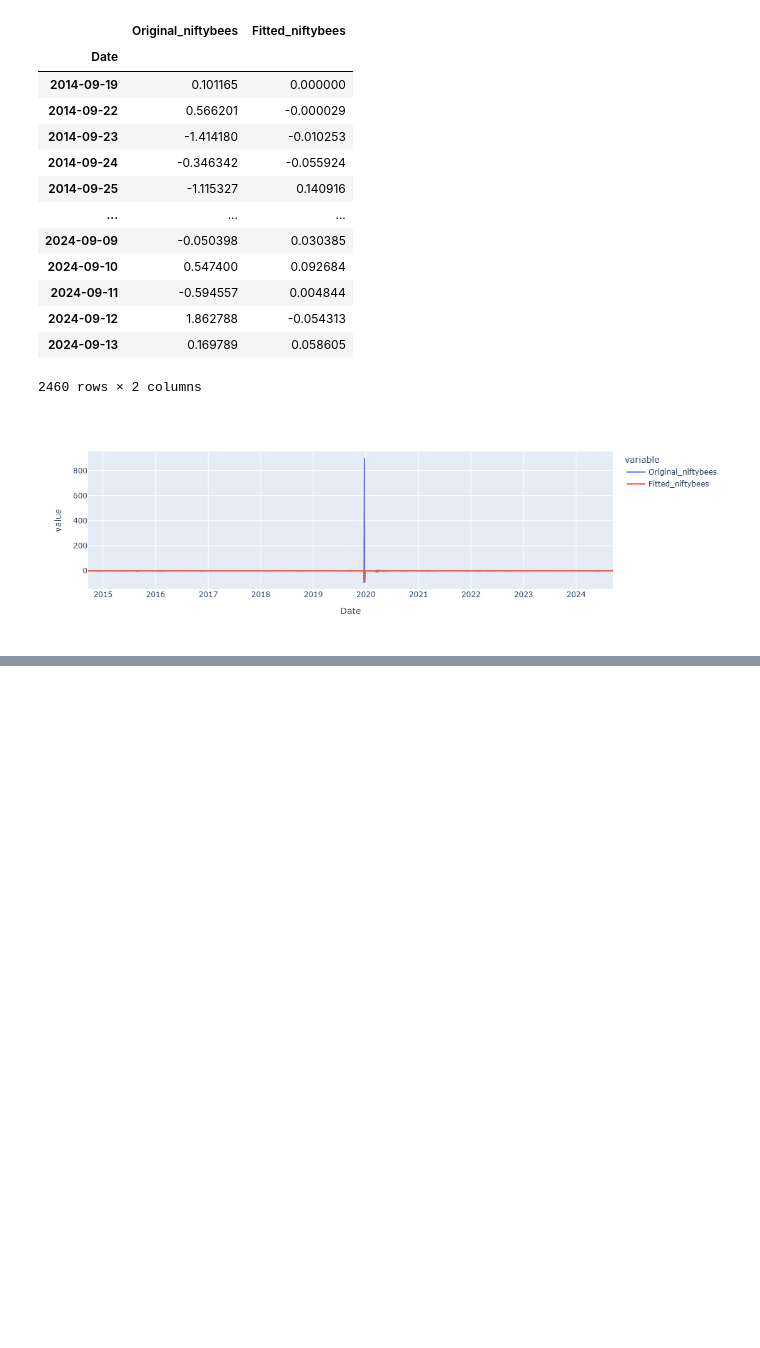
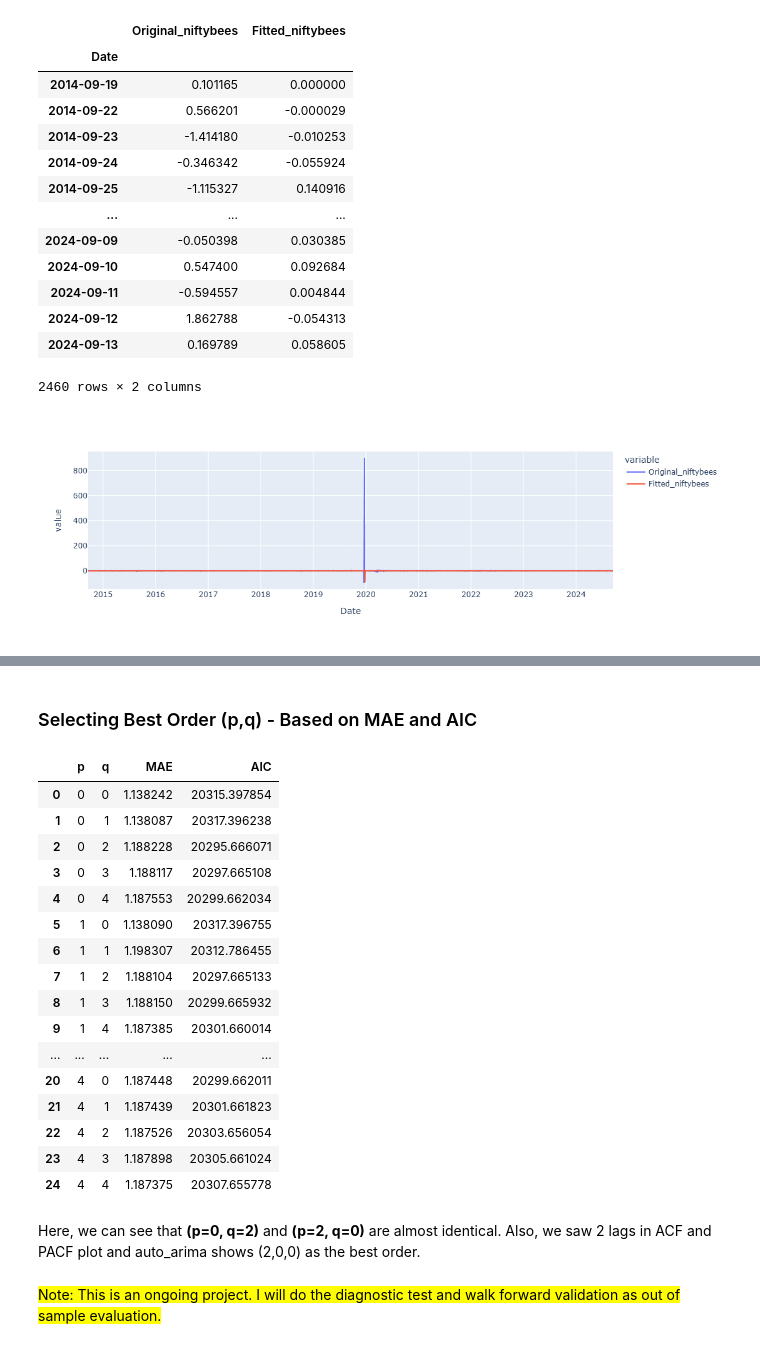
Before and after one commit to Uday-2022/Finance-Projects-TimeSeries, a Jupyter notebook: Nifftybees_TimeSeries_analysis.ipynb, the cells around one changed output, grey strips where cells are left out. Drawn from its saved outputs; the diff is of its cells as text; code cells hidden in the pictures; blank space fills up the shorter version.

Commit message:
Diagnostic and validation left

```diff
--- a/Nifftybees_TimeSeries_analysis.ipynb
+++ b/Nifftybees_TimeSeries_analysis.ipynb
@@ -278,0 +282,25 @@ mae_base = mean_absolute_error()
+# %%
+# p and q hyperparameter
+p_hyp_pa = range(0,5)
+q_hyp_pa = range(0,5)
+
+mae_para = {}
+
+for p in p_hyp_pa:
+    for q in q_hyp_pa:
+        #create a key in empty dictionary
+        mae_para[(p,q)] = []
+        arma_order = (p,0,q)
+        # time to start a loop
+        time_start = time.time()
+        # train with above selected hyperparameters
+        model = statsmodels.tsa.arima.model.ARIMA(y_train, order = arma_order).fit()
+        #time to complete a model
+        time_taken = round(time.time()-time_start)
+        print(f"Total time taken for ARMA model of order {arma_order} is {time_taken} seconds.")
+        pred_y = model.predict()
+        # accuracy check
+        mae_score = mean_absolute_error(y_train,pred_y)
+        print(f"MAE score for order {arma_order} in {time_taken} seconds is {round(mae_score,4)}")
+        # add to dictionary
+        mae_para[(p,q)].append((mae_score, model.aic))
@@ -278,0 +325,29 @@ mae_base = mean_absolute_error()
+# %% [markdown]
+### Selecting Best Order (p,q) - Based on MAE and AIC
+# %%
+selection_query = pd.DataFrame({k: v[0] for k, v in mae_para.items()},index=['MAE', 'AIC']).T.reset_index()
+selection_query.columns = ['p','q','MAE', 'AIC']
+styled_selection_query = selection_query.style.background_gradient(subset=['MAE',"AIC"],cmap="Blues_r")
+styled_selection_query
+# %% [output]
+|  | p | q | MAE | AIC |
+| 0 | 0 | 0 | 1.138242 | 20315.397854 |
+| 1 | 0 | 1 | 1.138087 | 20317.396238 |
+| 2 | 0 | 2 | 1.188228 | 20295.666071 |
+| 3 | 0 | 3 | 1.188117 | 20297.665108 |
+| 4 | 0 | 4 | 1.187553 | 20299.662034 |
+| 5 | 1 | 0 | 1.138090 | 20317.396755 |
+| 6 | 1 | 1 | 1.198307 | 20312.786455 |
+| 7 | 1 | 2 | 1.188104 | 20297.665133 |
+| 8 | 1 | 3 | 1.188150 | 20299.665932 |
+| 9 | 1 | 4 | 1.187385 | 20301.660014 |
+| ... | ... | ... | ... | ... |
+| 20 | 4 | 0 | 1.187448 | 20299.662011 |
+| 21 | 4 | 1 | 1.187439 | 20301.661823 |
+| 22 | 4 | 2 | 1.187526 | 20303.656054 |
+| 23 | 4 | 3 | 1.187898 | 20305.661024 |
+| 24 | 4 | 4 | 1.187375 | 20307.655778 |
+# %% [markdown]
+Here, we can see that **(p=0, q=2)** and **(p=2, q=0)** are almost identical. Also, we saw 2 lags in ACF and PACF plot and auto_arima shows (2,0,0) as the best order.
+# %% [markdown]
+<mark>Note: This is an ongoing project. I will do the diagnostic test and walk forward validation as out of sample evaluation.</mark>
```
Also changed, not shown: parts of 30 cells of this notebook.
